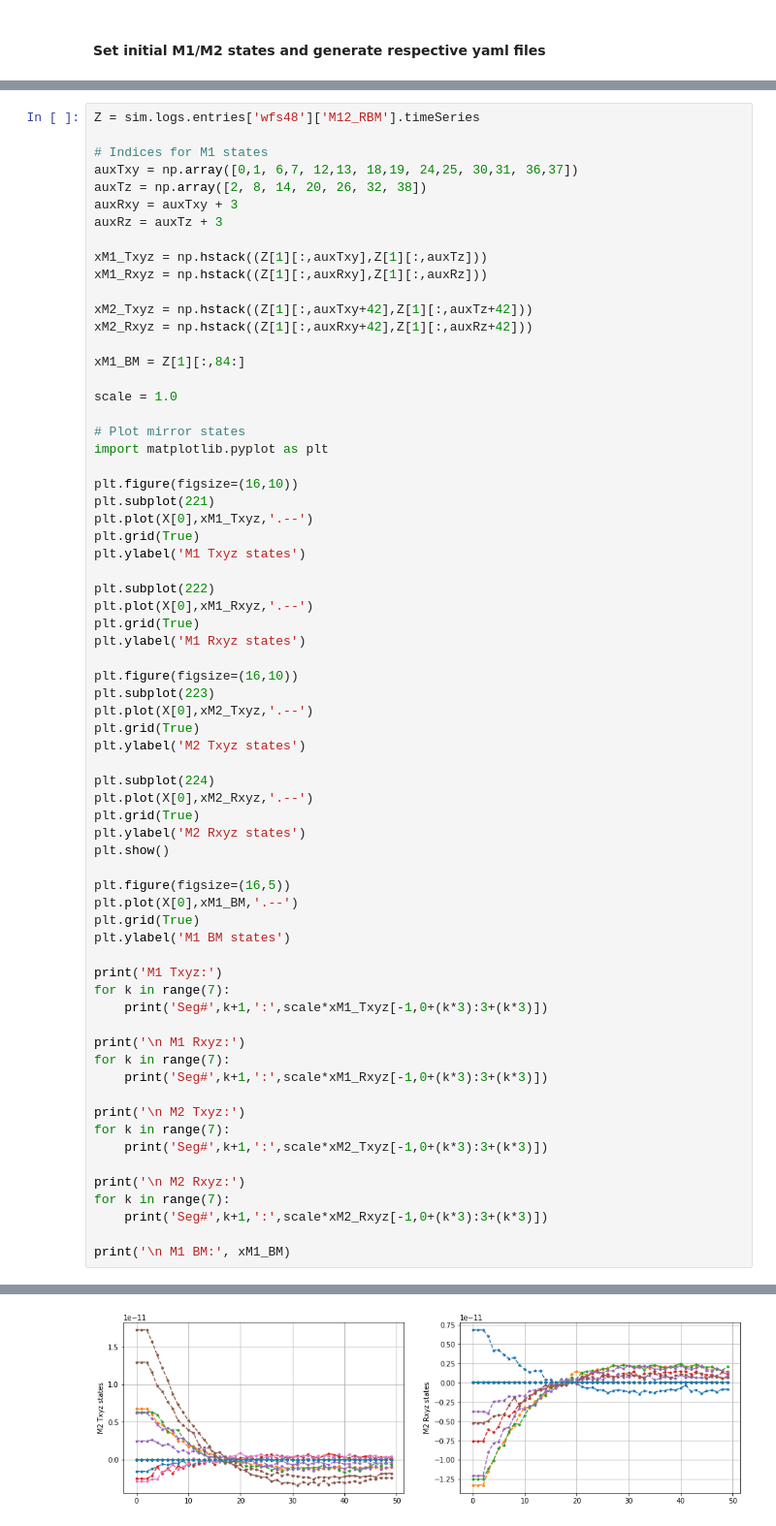
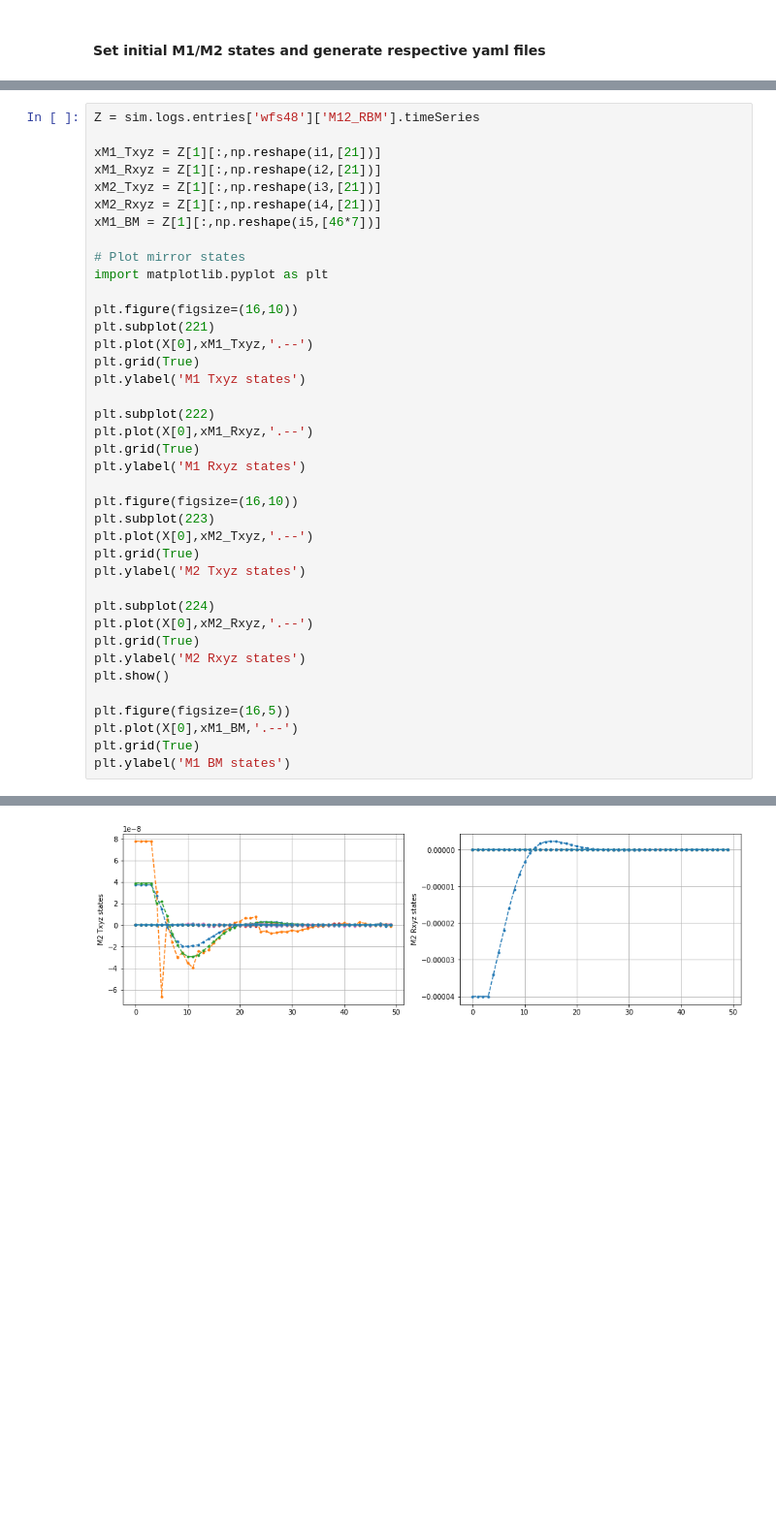
Before and after one commit to rconan/SIMCEO, a Jupyter notebook: shwfs_es.ipynb, the cells around one changed output, grey strips where cells are left out. Shown at 97% size. Saved outputs shown, nothing was run; the diff lists cells and outputs as text; blank space fills up the shorter version.

```diff
--- a/shwfs_es.ipynb
+++ b/shwfs_es.ipynb
@@ -236,21 +254,11 @@ Seg# 7 : [7.80484454e-11 1.26597592e-10 0.00000000e+00]
 # %%
 Z = sim.logs.entries['wfs48']['M12_RBM'].timeSeries
 
-# Indices for M1 states
-auxTxy = np.array([0,1, 6,7, 12,13, 18,19, 24,25, 30,31, 36,37])
-auxTz = np.array([2, 8, 14, 20, 26, 32, 38])
-auxRxy = auxTxy + 3
-auxRz = auxTz + 3
-
-xM1_Txyz = np.hstack((Z[1][:,auxTxy],Z[1][:,auxTz]))
-xM1_Rxyz = np.hstack((Z[1][:,auxRxy],Z[1][:,auxRz]))
-
-xM2_Txyz = np.hstack((Z[1][:,auxTxy+42],Z[1][:,auxTz+42]))
-xM2_Rxyz = np.hstack((Z[1][:,auxRxy+42],Z[1][:,auxRz+42]))
-
-xM1_BM = Z[1][:,84:]
-
-scale = 1.0
+xM1_Txyz = Z[1][:,np.reshape(i1,[21])]
+xM1_Rxyz = Z[1][:,np.reshape(i2,[21])]
+xM2_Txyz = Z[1][:,np.reshape(i3,[21])]
+xM2_Rxyz = Z[1][:,np.reshape(i4,[21])]
+xM1_BM = Z[1][:,np.reshape(i5,[46*7])]
 
 # Plot mirror states
 import matplotlib.pyplot as plt
@@ -282,22 +290,4 @@ plt.figure(figsize=(16,5))
 plt.plot(X[0],xM1_BM,'.--')
 plt.grid(True)
 plt.ylabel('M1 BM states')
-
-print('M1 Txyz:')
-for k in range(7):
-    print('Seg#',k+1,':',scale*xM1_Txyz[-1,0+(k*3):3+(k*3)])
-
-print('\n M1 Rxyz:')
-for k in range(7):
-    print('Seg#',k+1,':',scale*xM1_Rxyz[-1,0+(k*3):3+(k*3)])
-
-print('\n M2 Txyz:')
-for k in range(7):
-    print('Seg#',k+1,':',scale*xM2_Txyz[-1,0+(k*3):3+(k*3)])
-
-print('\n M2 Rxyz:')
-for k in range(7):
-    print('Seg#',k+1,':',scale*xM2_Rxyz[-1,0+(k*3):3+(k*3)])
-
-print('\n M1 BM:', xM1_BM)
 # %% [output]
@@ -305 +295 @@ print('\n M1 BM:', xM1_BM)
-[figure, old version]
+[figure, new version]
```
Also changed, not shown: parts of 15 cells of this notebook, 7 other files.
